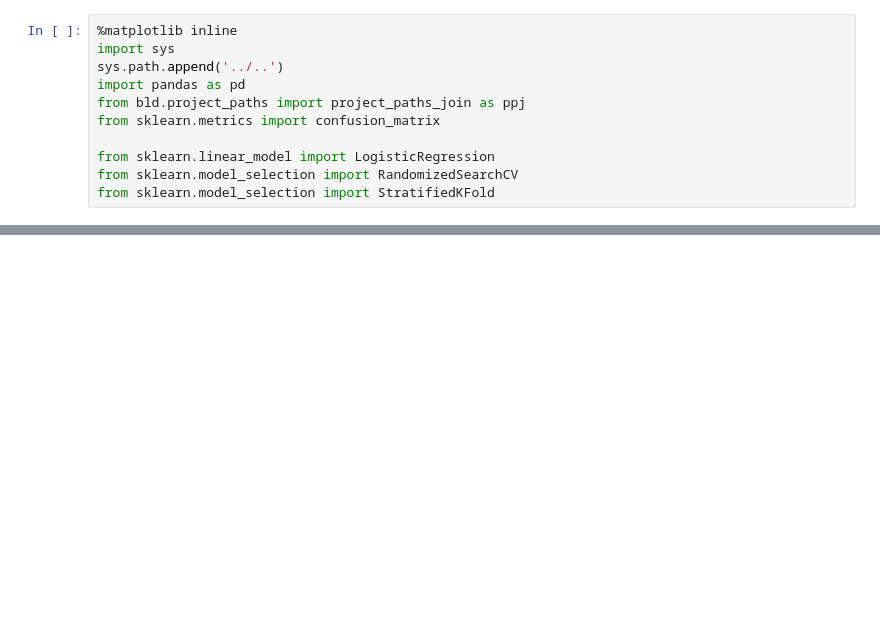
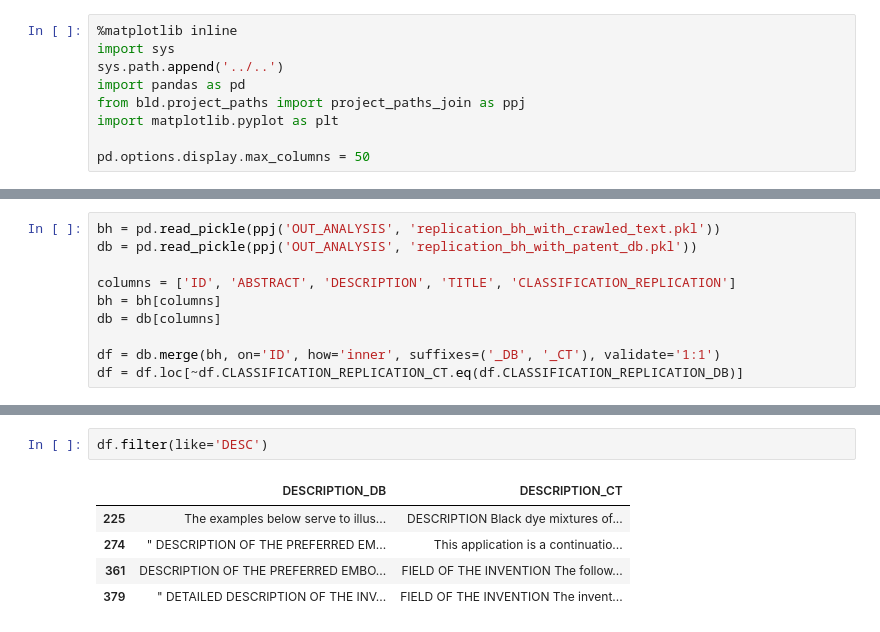
Before and after one commit to tobiasraabe/software_patents, a Jupyter notebook: src/exploration/explore_analysis.ipynb, the cells around one changed output, grey strips where cells are left out. Cells and saved outputs as stored; diff of their text form; blank space fills up the shorter version.

```diff
--- a/src/exploration/explore_analysis.ipynb
+++ b/src/exploration/explore_analysis.ipynb
@@ -4,9 +4,7 @@ import sys
 sys.path.append('../..')
 import pandas as pd
 from bld.project_paths import project_paths_join as ppj
-from sklearn.metrics import confusion_matrix
+import matplotlib.pyplot as plt
 
-from sklearn.linear_model import LogisticRegression
-from sklearn.model_selection import RandomizedSearchCV
-from sklearn.model_selection import StratifiedKFold
+pd.options.display.max_columns = 50
 # %%
@@ -51,0 +18,10 @@ df
+# %%
+bh = pd.read_pickle(ppj('OUT_ANALYSIS', 'replication_bh_with_crawled_text.pkl'))
+db = pd.read_pickle(ppj('OUT_ANALYSIS', 'replication_bh_with_patent_db.pkl'))
+
+columns = ['ID', 'ABSTRACT', 'DESCRIPTION', 'TITLE', 'CLASSIFICATION_REPLICATION']
+bh = bh[columns]
+db = db[columns]
+
+df = db.merge(bh, on='ID', how='inner', suffixes=('_DB', '_CT'), validate='1:1')
+df = df.loc[~df.CLASSIFICATION_REPLICATION_CT.eq(df.CLASSIFICATION_REPLICATION_DB)]
@@ -51,0 +36,8 @@ df
+# %%
+df.filter(like='DESC')
+# %% [output]
+|  | DESCRIPTION_DB | DESCRIPTION_CT |
+| 225 | The examples below serve to illus... | DESCRIPTION Black dye mixtures of... |
+| 274 | " DESCRIPTION OF THE PREFERRED EM... | This application is a continuatio... |
+| 361 | DESCRIPTION OF THE PREFERRED EMBO... | FIELD OF THE INVENTION The follow... |
+| 379 | " DETAILED DESCRIPTION OF THE INV... | FIELD OF THE INVENTION The invent... |
```
Also changed, not shown: parts of 10 cells of this notebook, 56 other files.
